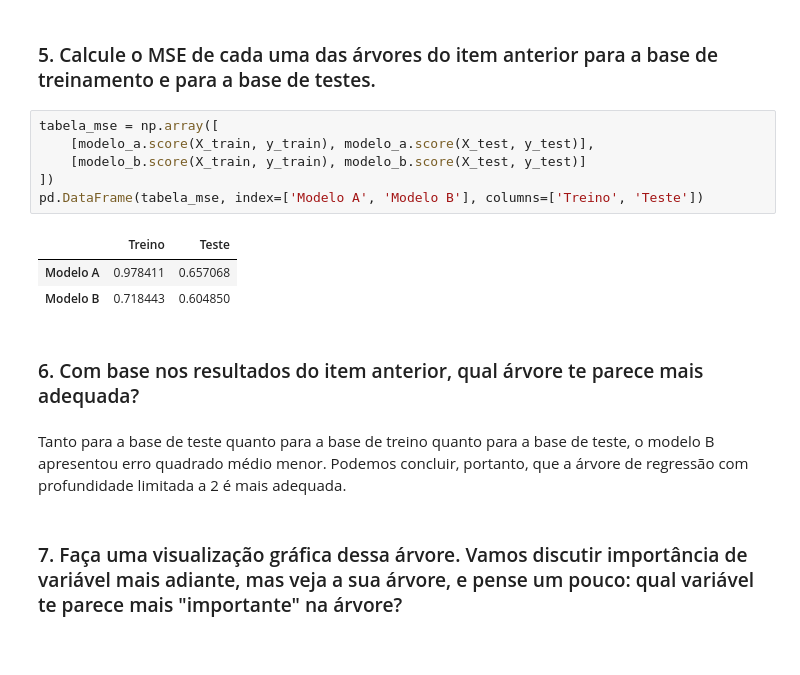
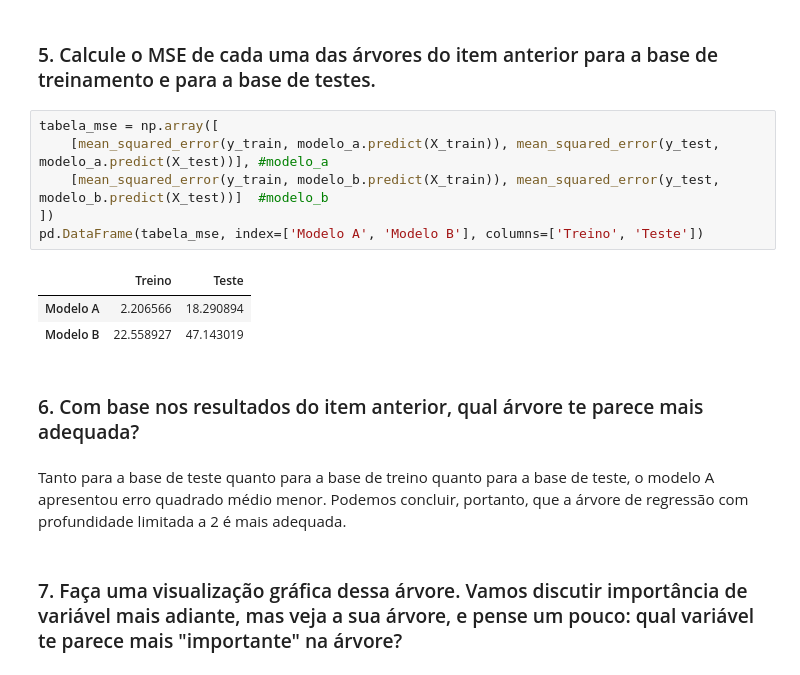
Before and after one commit to nerdmanPc/ebac_cd_mod11, a Jupyter notebook: Profissão Cientista de Dados_M11_assignment01.ipynb, the cells around one changed output. Saved outputs shown, nothing was run; the diff lists cells and outputs as text.

```diff
--- a/Profissão Cientista de Dados_M11_assignment01.ipynb
+++ b/Profissão Cientista de Dados_M11_assignment01.ipynb
@@ -116,17 +140,17 @@ DecisionTreeRegressor(max_depth=2)
 ### 5. Calcule o MSE de cada uma das árvores do item anterior para a base de treinamento e para a base de testes.
 # %%
 tabela_mse = np.array([
-    [modelo_a.score(X_train, y_train), modelo_a.score(X_test, y_test)],
-    [modelo_b.score(X_train, y_train), modelo_b.score(X_test, y_test)]
+    [mean_squared_error(y_train, modelo_a.predict(X_train)), mean_squared_error(y_test, modelo_a.predict(X_test))], #modelo_a
+    [mean_squared_error(y_train, modelo_b.predict(X_train)), mean_squared_error(y_test, modelo_b.predict(X_test))]  #modelo_b
 ])
 pd.DataFrame(tabela_mse, index=['Modelo A', 'Modelo B'], columns=['Treino', 'Teste'])
 # %% [output]
 |  | Treino | Teste |
-| Modelo A | 0.978411 | 0.657068 |
-| Modelo B | 0.718443 | 0.604850 |
+| Modelo A | 2.206566 | 18.290894 |
+| Modelo B | 22.558927 | 47.143019 |
 # %% [markdown]
 ### 6. Com base nos resultados do item anterior, qual árvore te parece mais adequada?
 # %% [markdown]
-Tanto para a base de teste quanto para a base de treino quanto para a base de teste, o modelo B apresentou erro quadrado médio menor. Podemos concluir, portanto, que a árvore de regressão com profundidade limitada a 2 é mais adequada.
+Tanto para a base de teste quanto para a base de treino quanto para a base de teste, o modelo A apresentou erro quadrado médio menor. Podemos concluir, portanto, que a árvore de regressão com profundidade limitada a 2 é mais adequada.
 # %% [markdown]
 ### 7. Faça uma visualização gráfica dessa árvore. Vamos discutir importância de variável mais adiante, mas veja a sua árvore, e pense um pouco: qual variável te parece mais "importante" na árvore?
```
Also changed, not shown: parts of 6 cells of this notebook.
